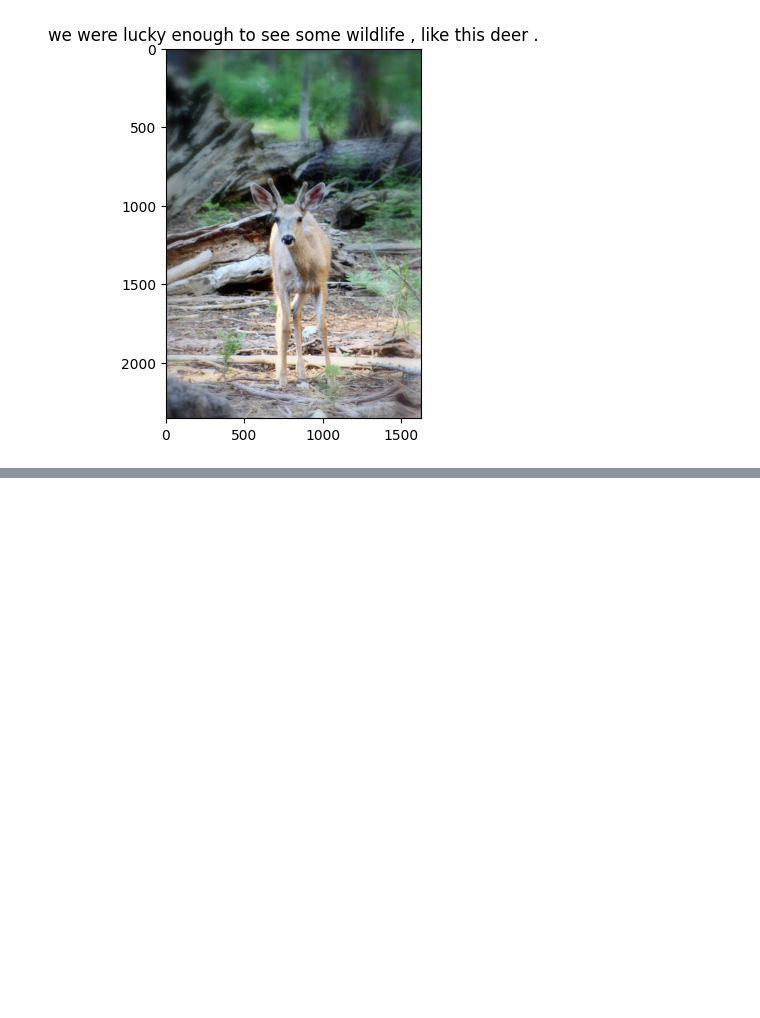
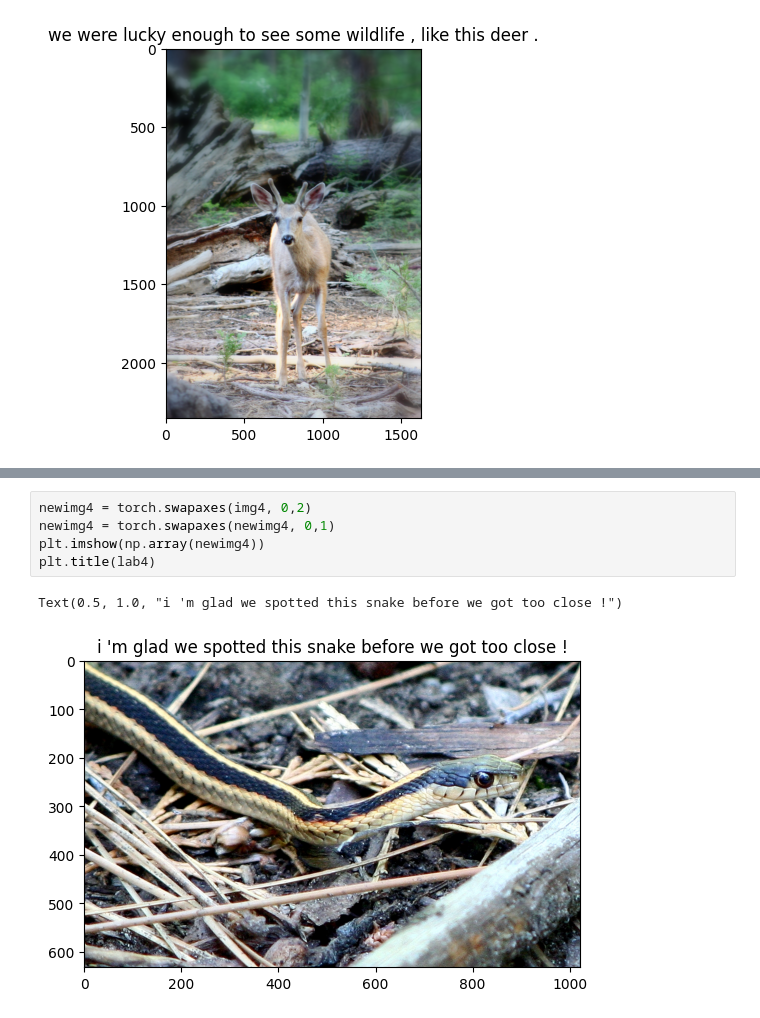
Before and after one commit to cjje/IMspiredStoryTelling, a Jupyter notebook: notebooks/BaselinePerformance_VIST_enhanced_architecture_compare_performance.ipynb, the cells around one changed output, grey strips where cells are left out. Cells and saved outputs as stored; diff of their text form; blank space fills up the shorter version.

```diff
--- a/notebooks/BaselinePerformance_VIST_enhanced_architecture_compare_performance.ipynb
+++ b/notebooks/BaselinePerformance_VIST_enhanced_architecture_compare_performance.ipynb
@@ -378,0 +372,8 @@ Text(0.5, 1.0, 'we were lucky enough to see some wildlife , like this deer .')
+# %%
+newimg4 = torch.swapaxes(img4, 0,2)
+newimg4 = torch.swapaxes(newimg4, 0,1)
+plt.imshow(np.array(newimg4))
+plt.title(lab4)
+# %% [output]
+Text(0.5, 1.0, "i 'm glad we spotted this snake before we got too close !")
+[figure, added]
```
Also changed, not shown: parts of 33 cells of this notebook, 12 other files.
